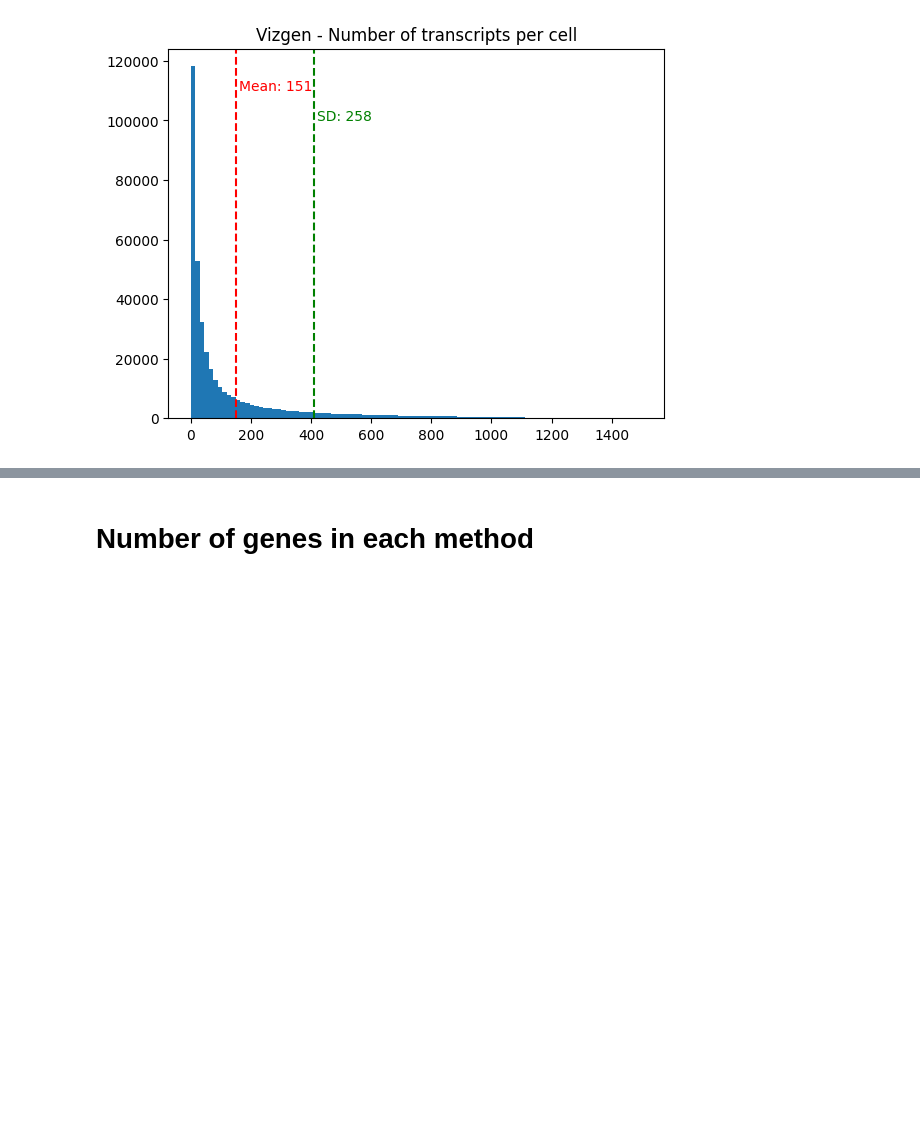
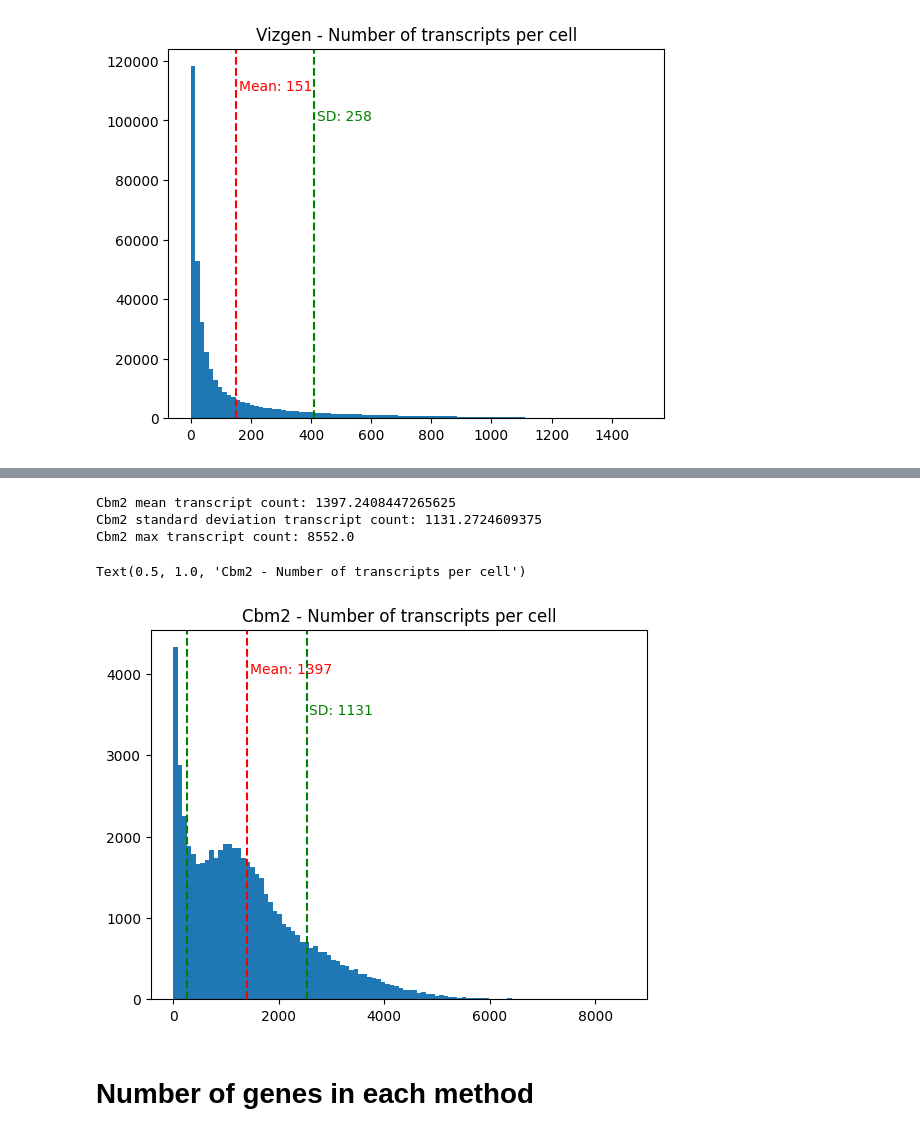
Before and after one commit to krisalejo/scRNA-seq-tech-comparisons, a Jupyter notebook: Transcripts per cell - Mean with SD histograms.ipynb, the cells around one changed output, grey strips where cells are left out. Drawn from its saved outputs; the diff is of its cells as text; code cells hidden in the pictures; blank space fills up the shorter version.

Commit message:
add histogram based on gene overlap

```diff
--- a/Transcripts per cell - Mean with SD histograms.ipynb
+++ b/Transcripts per cell - Mean with SD histograms.ipynb
@@ -189,0 +202,3 @@ Text(0.5, 1.0, 'Vizgen - Number of transcripts per cell')
+# %%
+cbm2_transcript_counts = cbm2_scdata.obs['total_counts']
+cbm2_transcript_counts
@@ -190,3 +219,22 @@ Text(0.5, 1.0, 'Vizgen - Number of transcripts per cell')
+# %%
+print(f'Cbm2 mean transcript count: {cbm2_transcript_counts.mean()}')
+print(f'Cbm2 standard deviation transcript count: {cbm2_transcript_counts.std()}')
+print(f'Cbm2 max transcript count: {cbm2_transcript_counts.max()}')
+# %% [output]
+Cbm2 mean transcript count: 1397.2408447265625
+Cbm2 standard deviation transcript count: 1131.2724609375
+Cbm2 max transcript count: 8552.0
+# %%
+plt.hist(cbm2_transcript_counts, bins = 100)
+plt.axvline(cbm2_transcript_counts.mean(), color = 'red', linestyle = 'dashed', label = 'Mean')
+plt.text(1450, 4000, f'Mean: {int(cbm2_transcript_counts.mean())}', color = 'red')
+plt.axvline(cbm2_transcript_counts.mean() - cbm2_transcript_counts.std(), color = 'green', linestyle = 'dashed', label = '-1 SD')
+plt.text(2570, 3500, f'SD: {int(cbm2_transcript_counts.std())}', color = 'green')
+plt.axvline(cbm2_transcript_counts.mean() + cbm2_transcript_counts.std(), color = 'green', linestyle = 'dashed', label = '+1 SD')
+plt.title('Cbm2 - Number of transcripts per cell')
+# %% [output]
+Text(0.5, 1.0, 'Cbm2 - Number of transcripts per cell')
+[figure, added]
 # %% [markdown]
 # Number of genes in each method
 # %%
```
Also changed, not shown: parts of 25 cells of this notebook.
